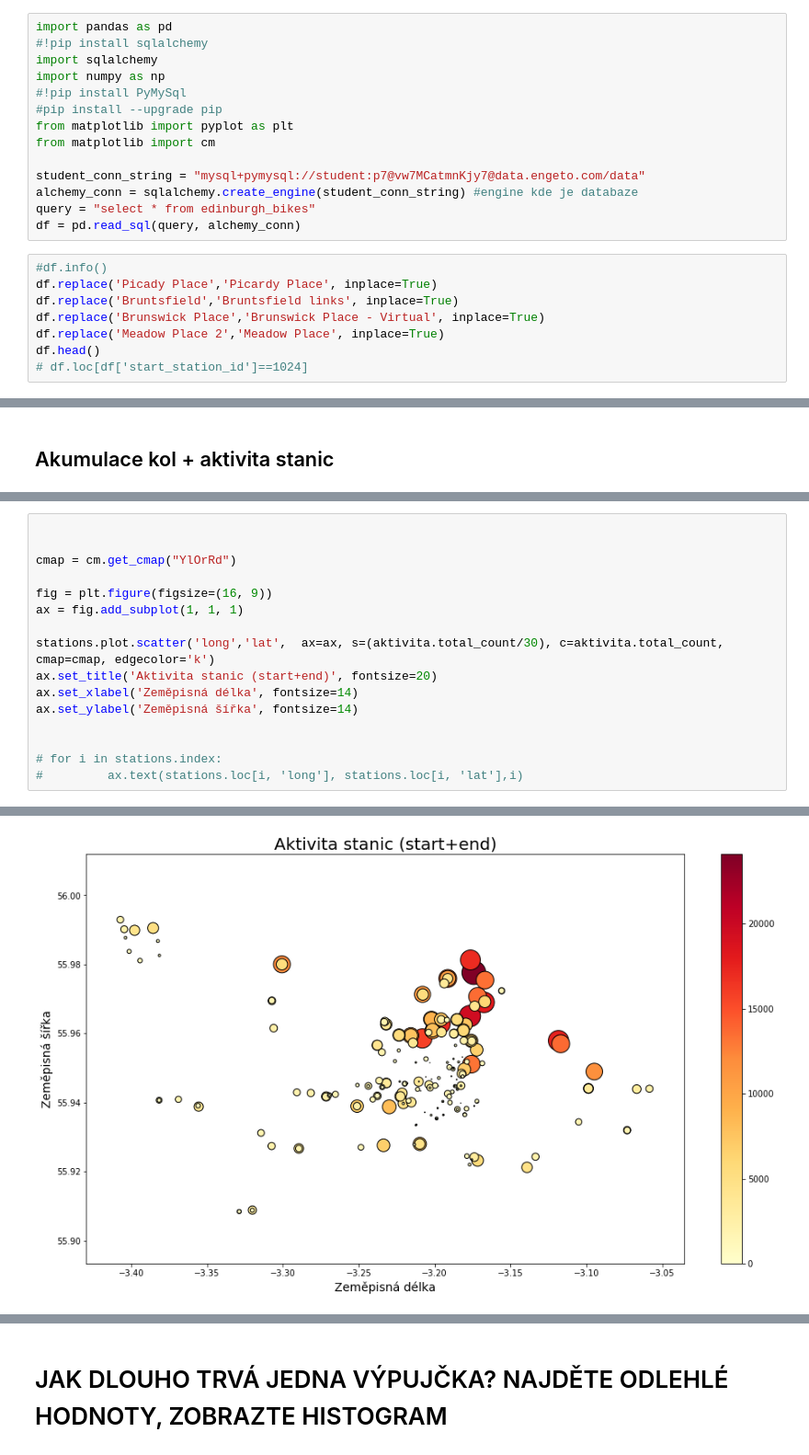
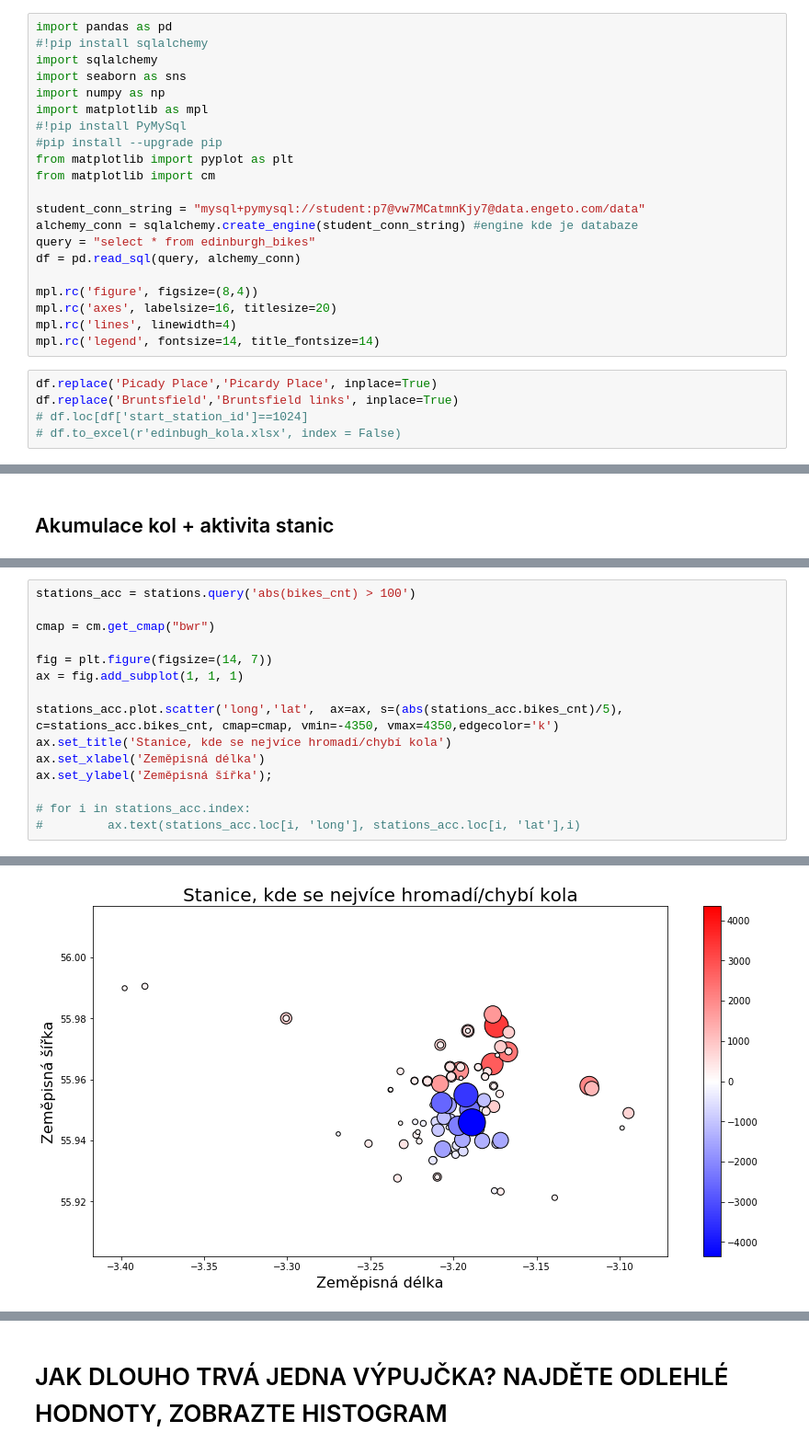
Before and after one commit to barborakacerovska/Engeto, a Jupyter notebook: Projekty/Python project Edinburgh bike sharing.ipynb, the cells around one changed output, grey strips where cells are left out. Shown at 92% size. Saved outputs shown, nothing was run; the diff lists cells and outputs as text.

```diff
--- a/Projekty/Python project Edinburgh bike sharing.ipynb
+++ b/Projekty/Python project Edinburgh bike sharing.ipynb
@@ -21,7 +21,9 @@ Coby datový analytik jste součástí týmu, který na projektu pracuje. Vaší
 import pandas as pd
 #!pip install sqlalchemy
 import sqlalchemy
+import seaborn as sns
 import numpy as np
+import matplotlib as mpl
 #!pip install PyMySql
 #pip install --upgrade pip
 from matplotlib import pyplot as plt
@@ -31,11 +33,13 @@ student_conn_string = "mysql+pymysql://student:p7@vw7MCatmnKjy7@data.engeto.com/
 alchemy_conn = sqlalchemy.create_engine(student_conn_string) #engine kde je databaze
 query = "select * from edinburgh_bikes"
 df = pd.read_sql(query, alchemy_conn)
+
+mpl.rc('figure', figsize=(8,4))
+mpl.rc('axes', labelsize=16, titlesize=20)
+mpl.rc('lines', linewidth=4)
+mpl.rc('legend', fontsize=14, title_fontsize=14)
 # %%
-#df.info()
 df.replace('Picady Place','Picardy Place', inplace=True)
 df.replace('Bruntsfield','Bruntsfield links', inplace=True)
-df.replace('Brunswick Place','Brunswick Place - Virtual', inplace=True)
-df.replace('Meadow Place 2','Meadow Place', inplace=True)
-df.head()
 # df.loc[df['start_station_id']==1024]
+# df.to_excel(r'edinbugh_kola.xlsx', index = False)
@@ -197,19 +191,18 @@ stations
 # %%
+stations_acc = stations.query('abs(bikes_cnt) > 100')
 
+cmap = cm.get_cmap("bwr")
 
-cmap = cm.get_cmap("YlOrRd")
-
-fig = plt.figure(figsize=(16, 9))
+fig = plt.figure(figsize=(14, 7))
 ax = fig.add_subplot(1, 1, 1)
 
-stations.plot.scatter('long','lat',  ax=ax, s=(aktivita.total_count/30), c=aktivita.total_count, cmap=cmap, edgecolor='k')
-ax.set_title('Aktivita stanic (start+end)', fontsize=20)
-ax.set_xlabel('Zeměpisná délka', fontsize=14)
-ax.set_ylabel('Zeměpisná šířka', fontsize=14)
+stations_acc.plot.scatter('long','lat',  ax=ax, s=(abs(stations_acc.bikes_cnt)/5), c=stations_acc.bikes_cnt, cmap=cmap, vmin=-4350, vmax=4350,edgecolor='k')
+ax.set_title('Stanice, kde se nejvíce hromadí/chybí kola')
+ax.set_xlabel('Zeměpisná délka')
+ax.set_ylabel('Zeměpisná šířka');
 
-
-# for i in stations.index:
-#         ax.text(stations.loc[i, 'long'], stations.loc[i, 'lat'],i)
+# for i in stations_acc.index:
+#         ax.text(stations_acc.loc[i, 'long'], stations_acc.loc[i, 'lat'],i)
 # %% [output]
 Text(0, 0.5, 'Zeměpisná šířka')
-[figure, old version]
+[figure, new version]
```
Also changed, not shown: parts of 30 cells of this notebook.
